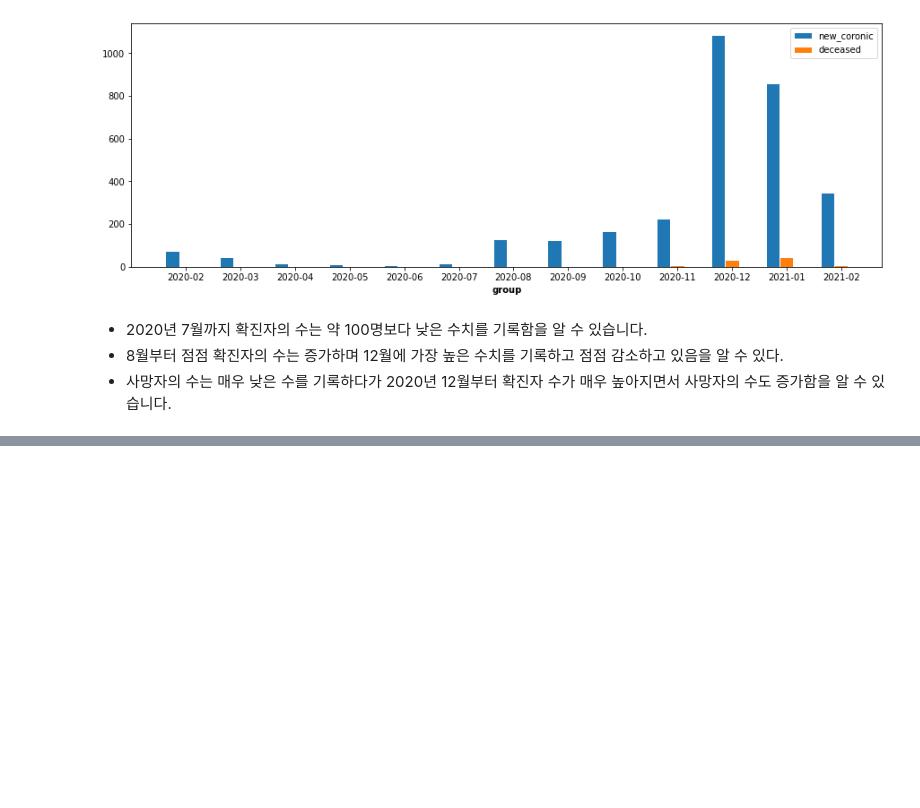
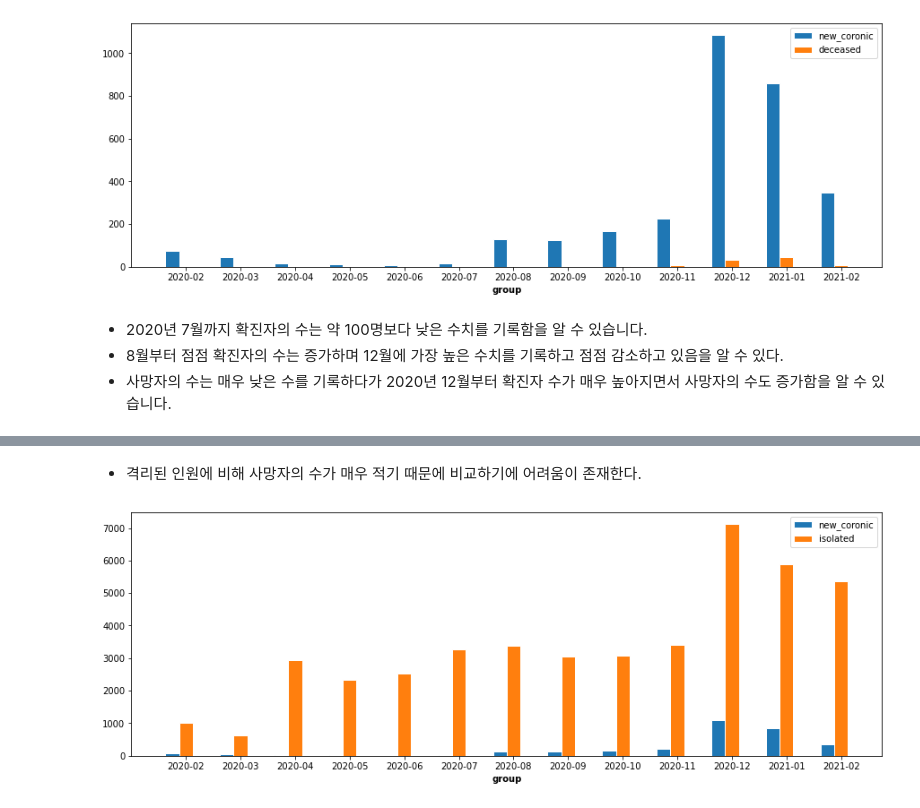
Before and after one commit to jaho901/Covid-19, a Jupyter notebook: 3. Visualization.ipynb, the cells around one changed output, grey strips where cells are left out. Drawn from its saved outputs; the diff is of its cells as text; code cells hidden in the pictures; blank space fills up the shorter version.

```diff
--- a/3. Visualization.ipynb
+++ b/3. Visualization.ipynb
@@ -362,0 +379,22 @@ plt.show()
+# %% [markdown]
+* 격리된 인원에 비해 사망자의 수가 매우 적기 때문에 비교하기에 어려움이 존재한다.
+# %%
+barWidth = 0.25
+
+bar1 = sum_data['new_coronic']
+bar2 = mean_data['isolated']
+
+r1 = np.arange(len(bar1))
+r2 = [x + barWidth for x in r1]
+
+plt.figure(figsize=(15,5))
+
+plt.bar(r1, bar1, width=barWidth, edgecolor='white', label='new_coronic')
+plt.bar(r2, bar2, width=barWidth, edgecolor='white', label='isolated')
+plt.xlabel('group', fontweight='bold')
+plt.xticks([r + barWidth for r in range(len(bar1))], mean_data.index)
+
+plt.legend()
+plt.show()
+# %% [output]
+[figure, added]
```
Also changed, not shown: parts of 7 cells of this notebook.
